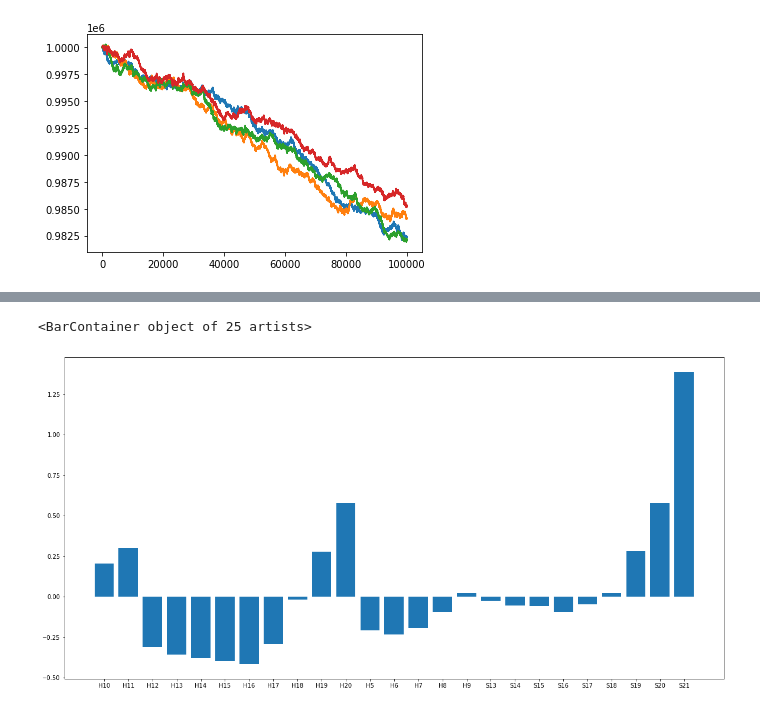
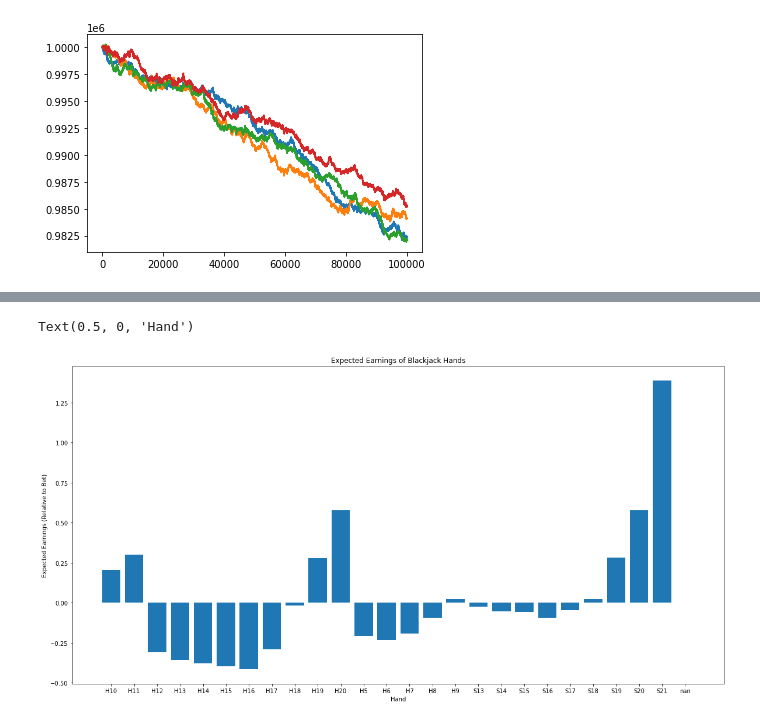
Before and after one commit to tliggett/blackjack, a Jupyter notebook: scripts/hand_values.ipynb, the cells around one changed output, grey strips where cells are left out. Saved outputs shown, nothing was run; the diff lists cells and outputs as text; code cells hidden in the pictures.

Commit message:
updated hand_values notebook

```diff
--- a/scripts/hand_values.ipynb
+++ b/scripts/hand_values.ipynb
@@ -26,0 +19,2 @@ table.df
+# %%
+blackjack_data = pd.read_csv("../blackjack.csv")
@@ -46,3 +67,6 @@ find_expected_value('H9')
+# %%
+for i in range(player_count):
+    blackjack_data[f'hand_{i}'] = blackjack_data[f'hand_{i}'].astype(str)
 # %%
 hands = blackjack_data[f'hand_1'].unique()
 hands = sorted(hands)
@@ -58,7 +82,10 @@ for pair in pairs:
 # %%
 plt.figure(figsize=(20,10))
 plt.bar(hand_data['hand'], hand_data['ev'])
+plt.title('Expected Earnings of Blackjack Hands')
+plt.ylabel('Expected Earnings (Relative to Bet)')
+plt.xlabel('Hand')
 # %% [output]
-<BarContainer object of 25 artists>
+Text(0.5, 0, 'Hand')
-[figure, old version]
+[figure, new version]
 # %%
```
Also changed, not shown: parts of 9 cells of this notebook, 3 other files.
